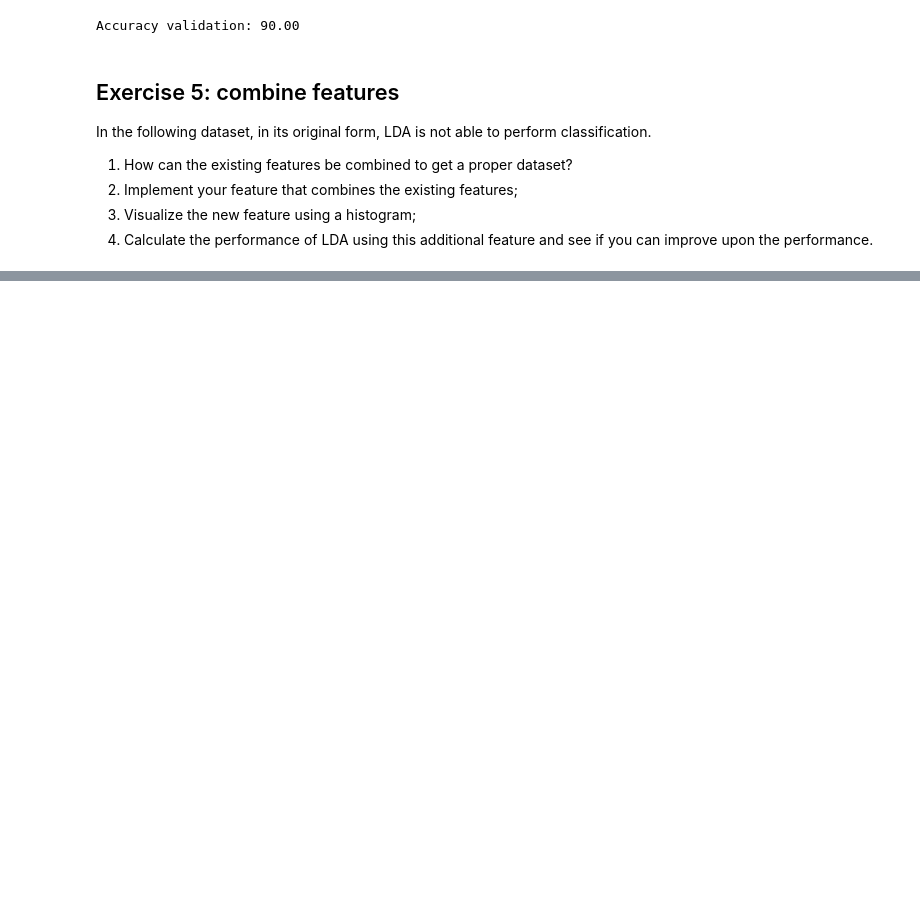
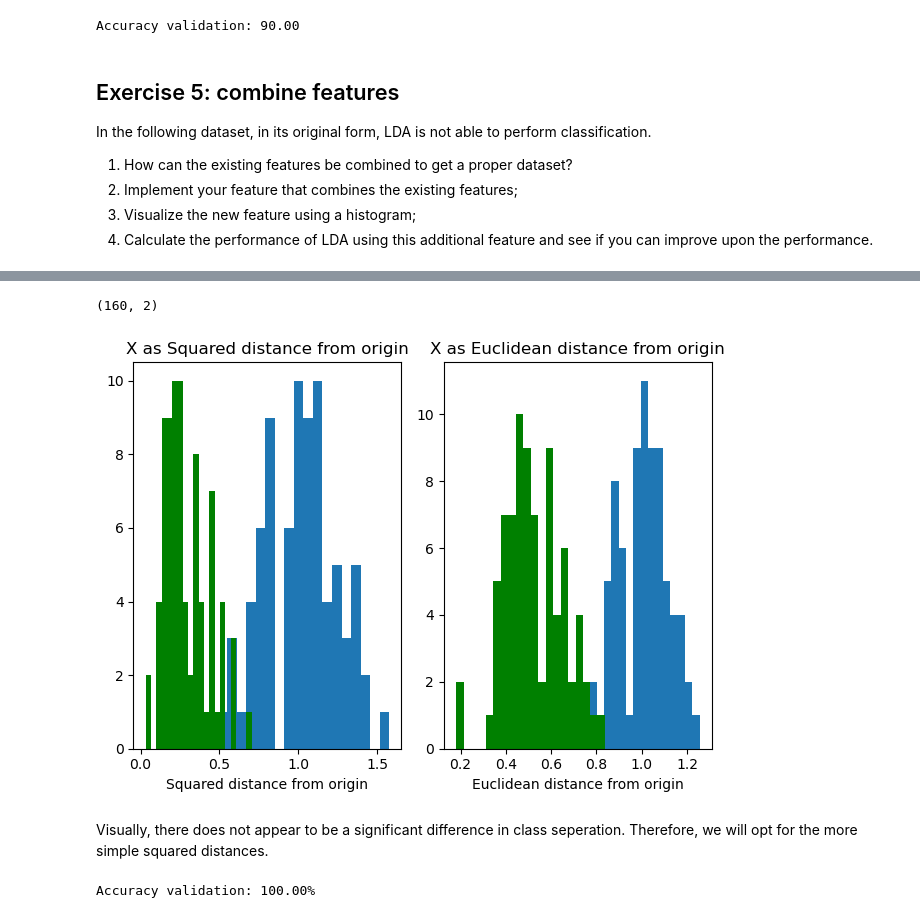
Before and after one commit to Immo-o/BCI-git, a Jupyter notebook: assignment-2/assignment_02_lda.ipynb, the cells around one changed output, grey strips where cells are left out. Cells and saved outputs as stored; diff of their text form; code cells hidden in the pictures; blank space fills up the shorter version.

```diff
--- a/assignment-2/assignment_02_lda.ipynb
+++ b/assignment-2/assignment_02_lda.ipynb
@@ -202,0 +209,32 @@ print('Accuracy validation: {:.2f}%'.format(score))
+# %%
+# Answer here
+print (X_train.shape)
+squared_distances = np.sum(X_train**2, axis=1)
+euclidean_distances = np.sqrt(squared_distances)
+distances = [squared_distances, euclidean_distances]
+labels = ["Squared", "Euclidean"]
+
+fig, axs = plt.subplots(1, 2)
+for i, dist in enumerate(distances):
+    axs[i].hist(dist[y_train == 0], bins=20)
+    axs[i].hist(dist[y_train == 1], bins=20, color="green")
+    axs[i].set_title(f"X as {labels[i]} distance from origin")
+    axs[i].set_xlabel(f"{labels[i]} distance from origin")
+
+plt.tight_layout()
+plt.show()
+# %% [output]
+(160, 2)
+[figure, added]
+# %% [markdown]
+Visually, there does not appear to be a significant difference in class seperation. Therefore, we will opt for the more simple squared distances.
+# %%
+# classify processed data
+X_train_processed = np.column_stack((X_train, squared_distances)) # append distance as new feature column
+X_valid_processed = np.column_stack((X_valid, np.sum(X_valid**2, axis=1))) # compute validation set the same way but in one line.
+
+clf.fit(X_train_processed, y_train) # X is of shape (160,2), squared_distances of (160,) y_train is of shape (160,)
+score = clf.score(X_valid_processed, y_valid) * 100
+print('Accuracy validation: {:.2f}%'.format(score))
+# %% [output]
+Accuracy validation: 100.00%
```
Also changed, not shown: parts of 9 cells of this notebook.
